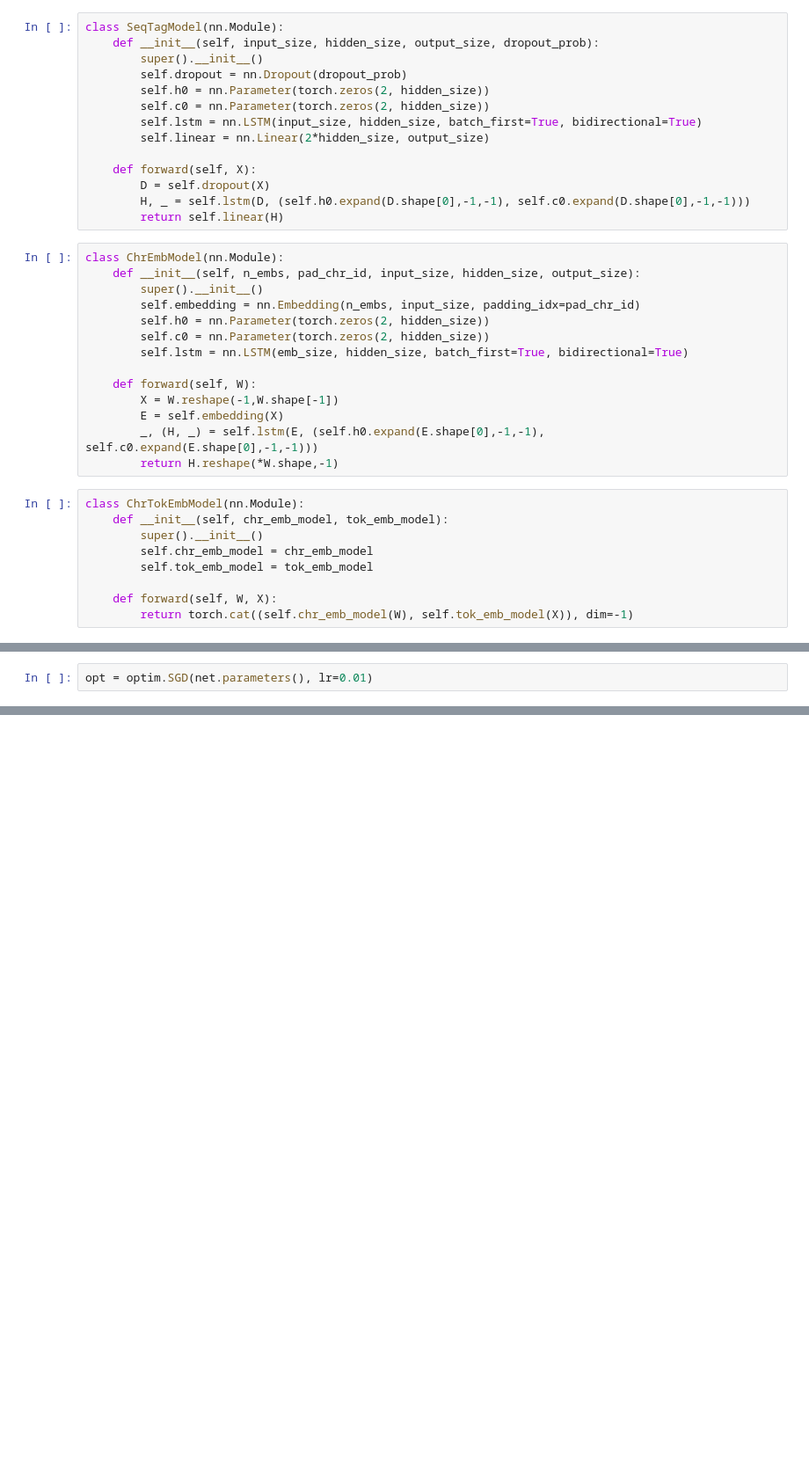
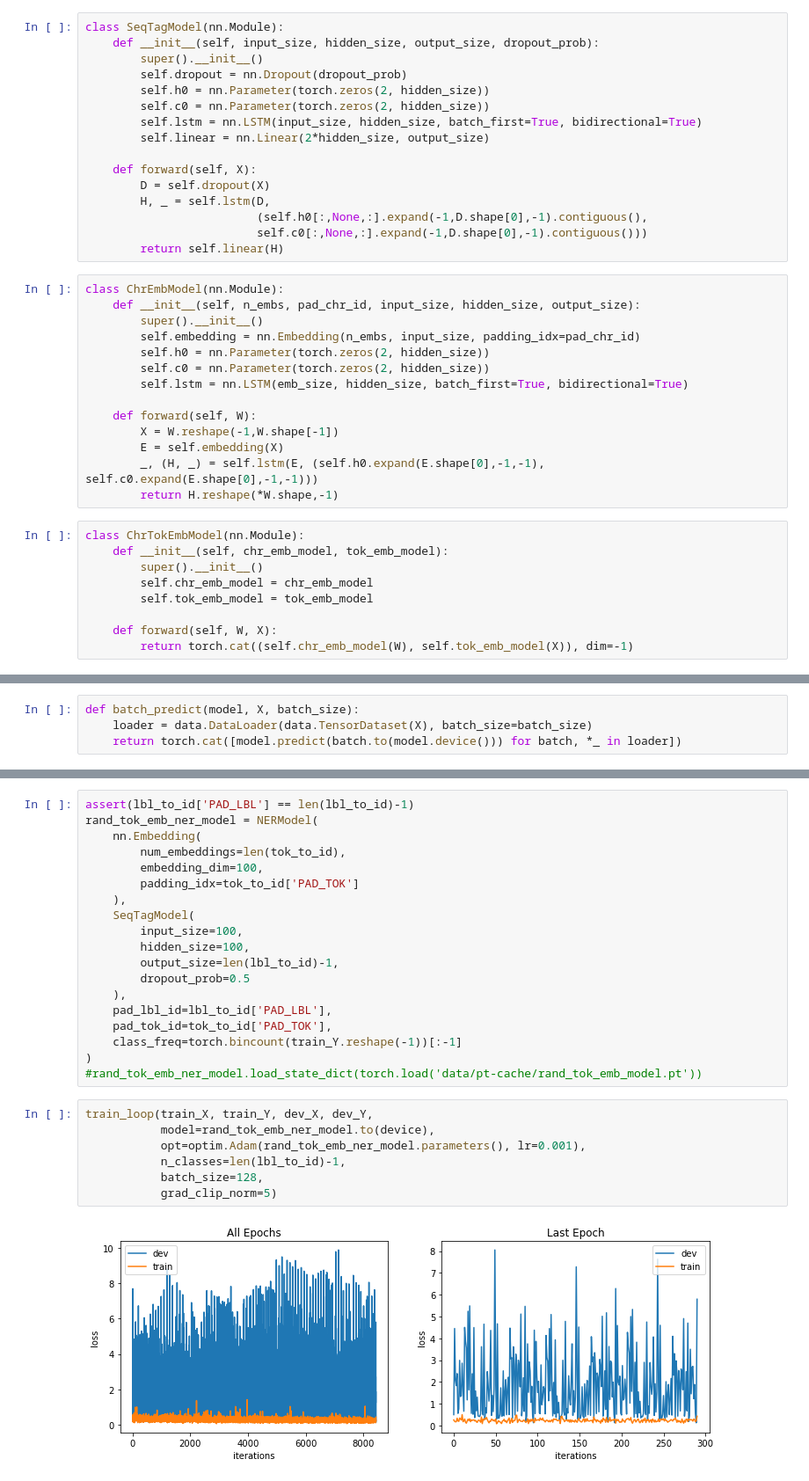
Before and after one commit to rishabh-ranjan/col870-deep-learning, a Jupyter notebook: A1/LSTM-CRF/lstm-crf.ipynb, the cells around one changed output, grey strips where cells are left out. Shown at 88% size. Saved outputs shown, nothing was run; the diff lists cells and outputs as text; blank space fills up the shorter version.

Commit message:
token level lstm

```diff
--- a/A1/LSTM-CRF/lstm-crf.ipynb
+++ b/A1/LSTM-CRF/lstm-crf.ipynb
@@ -141,7 +150,9 @@ class SeqTagModel(nn.Module):
 
     def forward(self, X):
         D = self.dropout(X)
-        H, _ = self.lstm(D, (self.h0.expand(D.shape[0],-1,-1), self.c0.expand(D.shape[0],-1,-1)))
+        H, _ = self.lstm(D,
+                         (self.h0[:,None,:].expand(-1,D.shape[0],-1).contiguous(),
+                         self.c0[:,None,:].expand(-1,D.shape[0],-1).contiguous()))
         return self.linear(H)
 # %%
 class ChrEmbModel(nn.Module):
@@ -171,2 +179,0 @@ net = NERModel(100, 100, len(lbl_to_id)-1, 0.5)
-# %%
-opt = optim.SGD(net.parameters(), lr=0.01)
@@ -172,0 +259,4 @@ opt = optim.SGD(net.parameters(), lr=0.01)
+# %%
+def batch_predict(model, X, batch_size):
+    loader = data.DataLoader(data.TensorDataset(X), batch_size=batch_size)
+    return torch.cat([model.predict(batch.to(model.device())) for batch, *_ in loader])
@@ -172,0 +293,28 @@ opt = optim.SGD(net.parameters(), lr=0.01)
+# %%
+assert(lbl_to_id['PAD_LBL'] == len(lbl_to_id)-1)
+rand_tok_emb_ner_model = NERModel(
+    nn.Embedding(
+        num_embeddings=len(tok_to_id),
+        embedding_dim=100,
+        padding_idx=tok_to_id['PAD_TOK']
+    ),
+    SeqTagModel(
+        input_size=100,
+        hidden_size=100,
+        output_size=len(lbl_to_id)-1,
+        dropout_prob=0.5
+    ),
+    pad_lbl_id=lbl_to_id['PAD_LBL'],
+    pad_tok_id=tok_to_id['PAD_TOK'],
+    class_freq=torch.bincount(train_Y.reshape(-1))[:-1]
+)
+#rand_tok_emb_ner_model.load_state_dict(torch.load('data/pt-cache/rand_tok_emb_model.pt'))
+# %%
+train_loop(train_X, train_Y, dev_X, dev_Y,
+           model=rand_tok_emb_ner_model.to(device),
+           opt=optim.Adam(rand_tok_emb_ner_model.parameters(), lr=0.001),
+           n_classes=len(lbl_to_id)-1,
+           batch_size=128,
+           grad_clip_norm=5)
+# %% [output]
+[figure, added]
```
Also changed, not shown: parts of 15 cells of this notebook, 1 other file.
